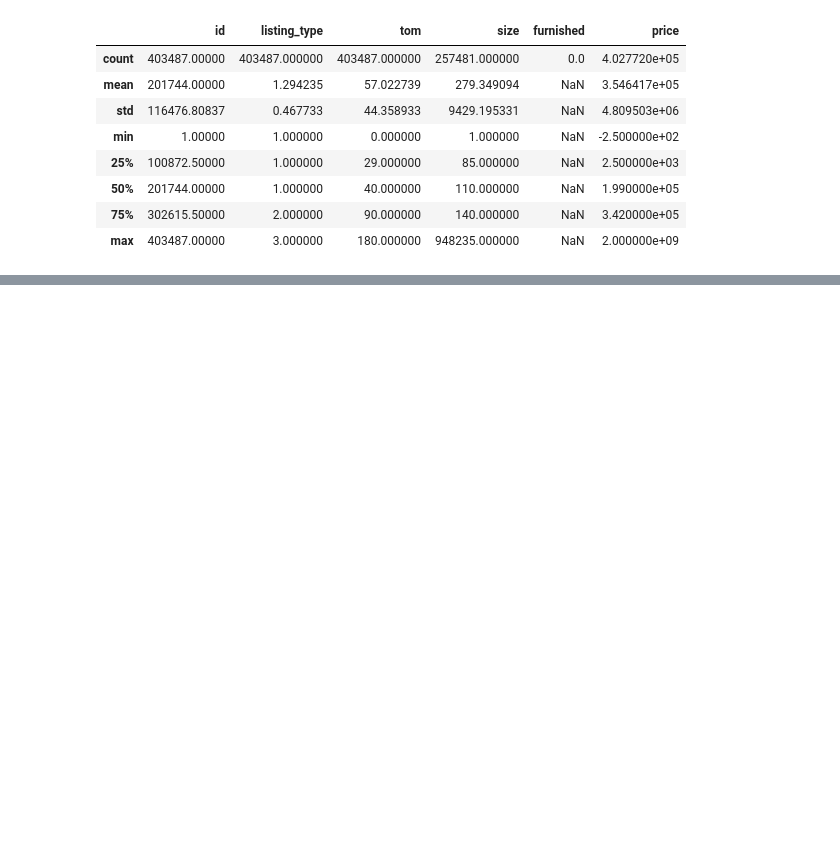
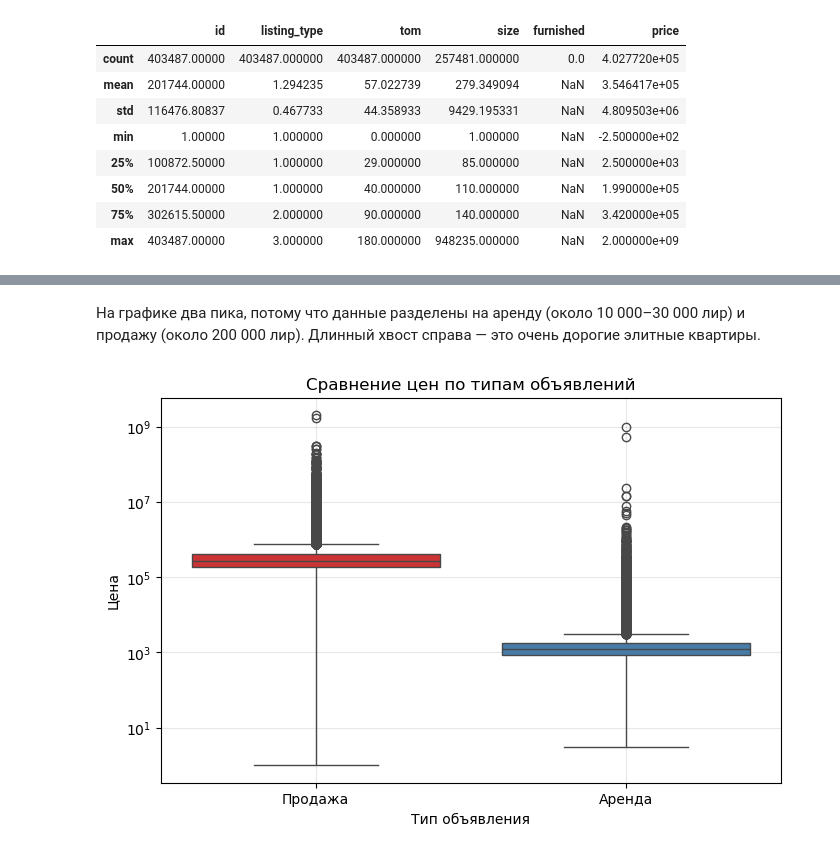
Before and after one commit to mamba578/first_work_four_kurs, a Jupyter notebook: Первая работа.ipynb, the cells around one changed output, grey strips where cells are left out. Saved outputs shown, nothing was run; the diff lists cells and outputs as text; code cells hidden in the pictures; blank space fills up the shorter version.

```diff
--- a/Первая работа.ipynb
+++ b/Первая работа.ipynb
@@ -124,0 +133,16 @@ df.describe()
+# %% [markdown]
+На графике два пика, потому что данные разделены на аренду (около 10 000–30 000 лир) и продажу (около 200 000 лир). Длинный хвост справа — это очень дорогие элитные квартиры.
+# %%
+plt.figure(figsize=(8, 5))
+df_filtered_listing = df[(df['price'] > 0) & (df['listing_type'].isin([1, 2]))]
+sns.boxplot(data=df_filtered_listing, x='listing_type', y='price', palette='Set1')
+
+plt.yscale('log')
+plt.title('Сравнение цен по типам объявлений')
+plt.xlabel('Тип объявления')
+plt.ylabel('Цена')
+plt.xticks([0, 1], ['Продажа', 'Аренда'])
+plt.grid(True, alpha=0.3)
+plt.show()
+# %% [output]
+[figure, added]
```
Also changed, not shown: parts of 57 cells of this notebook.
